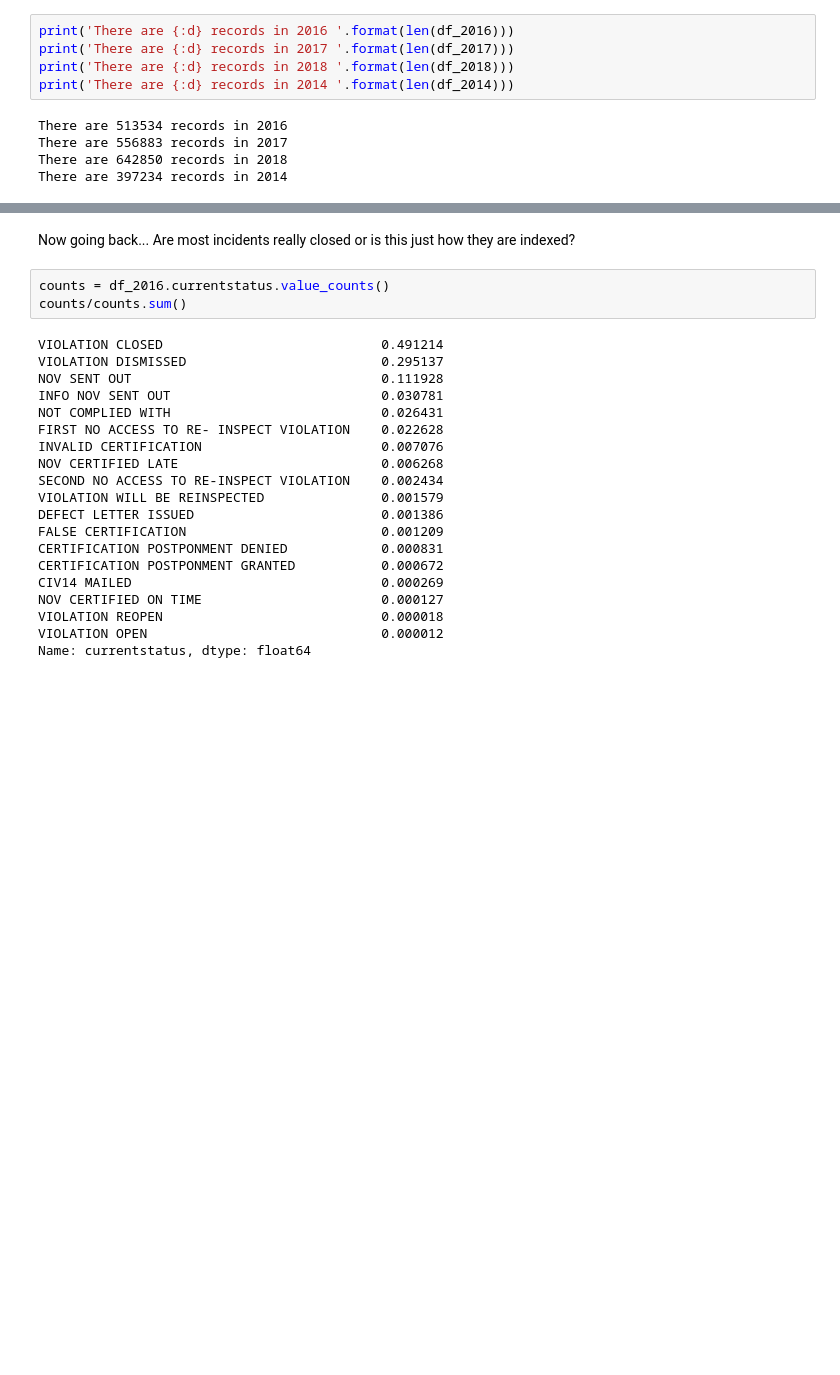
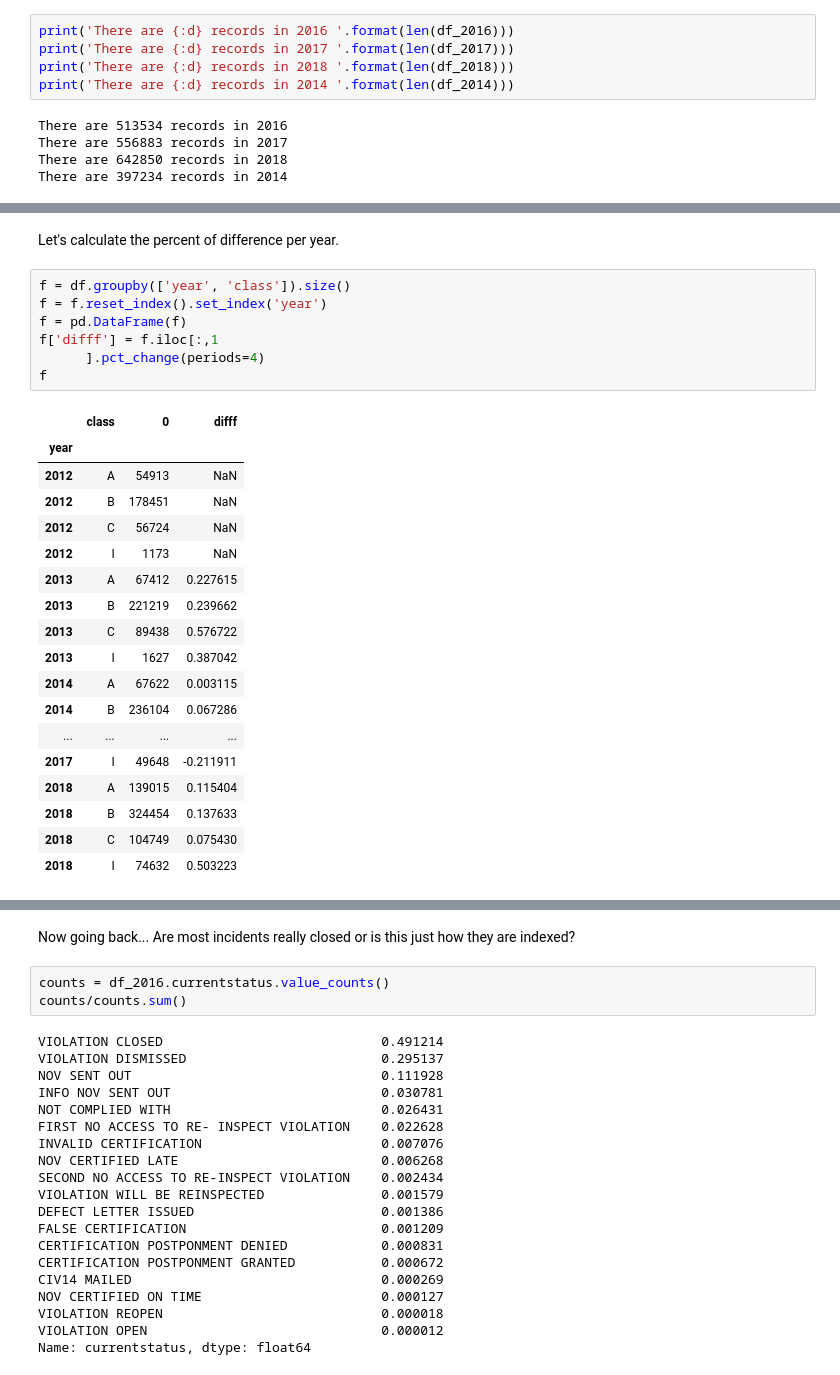
Before and after one commit to harisx91/NYCHousingMaintenanceCodeProject, a Jupyter notebook: notebooks/HousingViolationDataSetEda.ipynb, the cells around one changed output, grey strips where cells are left out. Drawn from its saved outputs; the diff is of its cells as text; blank space fills up the shorter version.

```diff
--- a/notebooks/HousingViolationDataSetEda.ipynb
+++ b/notebooks/HousingViolationDataSetEda.ipynb
@@ -129,0 +158,28 @@ And by inspection on the graph... we can clearly see that this ratio does not ho
+# %% [markdown]
+Let's calculate the percent of difference per year.
+# %%
+f = df.groupby(['year', 'class']).size()
+f = f.reset_index().set_index('year')
+f = pd.DataFrame(f)
+f['difff'] = f.iloc[:,1
+      ].pct_change(periods=4)
+f
+# %% [output]
+|  | class | 0 | difff |
+| year |  |  |  |
+| 2012 | A | 54913 | NaN |
+| 2012 | B | 178451 | NaN |
+| 2012 | C | 56724 | NaN |
+| 2012 | I | 1173 | NaN |
+| 2013 | A | 67412 | 0.227615 |
+| 2013 | B | 221219 | 0.239662 |
+| 2013 | C | 89438 | 0.576722 |
+| 2013 | I | 1627 | 0.387042 |
+| 2014 | A | 67622 | 0.003115 |
+| 2014 | B | 236104 | 0.067286 |
+| ... | ... | ... | ... |
+| 2017 | I | 49648 | -0.211911 |
+| 2018 | A | 139015 | 0.115404 |
+| 2018 | B | 324454 | 0.137633 |
+| 2018 | C | 104749 | 0.075430 |
+| 2018 | I | 74632 | 0.503223 |
```
Also changed, not shown: parts of 15 cells of this notebook, 12 other files.
